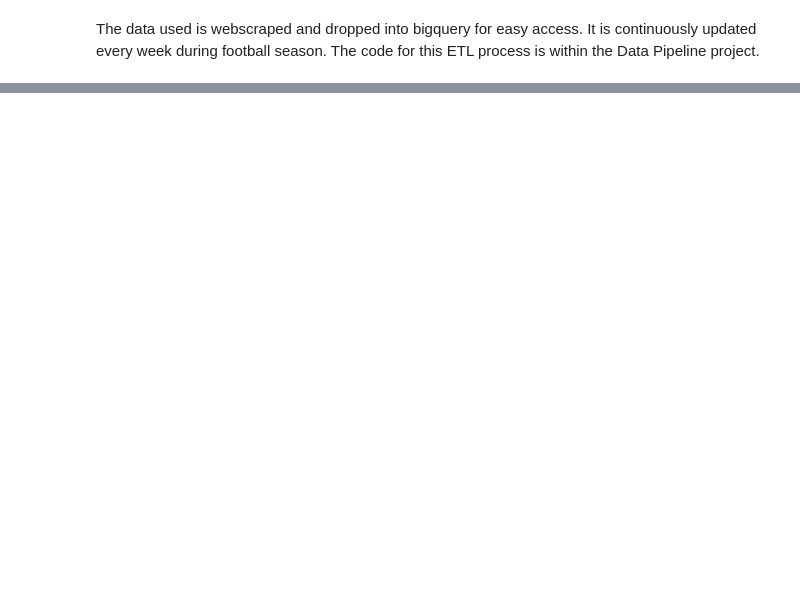
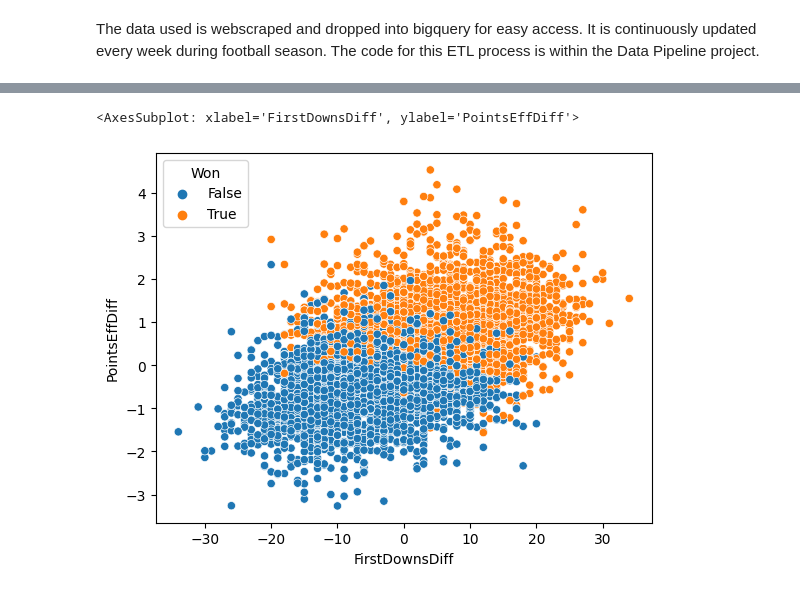
Before and after one commit to osteensco/College-Football-Analysis, a Jupyter notebook: CFA1.ipynb, the cells around one changed output, grey strips where cells are left out. Drawn from its saved outputs; the diff is of its cells as text; code cells hidden in the pictures; blank space fills up the shorter version.

```diff
--- a/CFA1.ipynb
+++ b/CFA1.ipynb
@@ -25,0 +40,6 @@ successful gcloud authentication check
+# %%
+for c in ['ThirdDownEff', 'FourthDownEff', 'PassCompAtt', 'Penalties']:
+    teamStats_df[[c, f'{c}Den']] = teamStats_df[c].str.split(pat='-', expand=True)
+
+teamStats_df['PossTime'] = pd.Series([float(val.split(':')[0]) + round(int(val.split(':')[1])/60,2) for val in teamStats_df['PossTime'] if val != 'unavail'])
+teamStats_df.head()
@@ -27,0 +143,3 @@ The data will have a record for each team per game, with their respective stats
+# %%
+stats_df['Won'] = stats_df['Points'] > stats_df['PointsAllowed']
+stats_df.head()
@@ -27,0 +185,24 @@ The data will have a record for each team per game, with their respective stats
+# %%
+stats_df['Punts'] = (stats_df['ThirdDownEffDen']+stats_df['FourthDownEffDen']) - (stats_df['ThirdDownEff']+stats_df['FourthDownEff'])
+stats_df['PuntsForced'] = (stats_df['ThirdDownAllowedDen']+stats_df['FourthDownAllowedDen']) - (stats_df['ThirdDownAllowed']+stats_df['FourthDownAllowed'])
+stats_df['PuntsDiff'] = stats_df['PuntsForced'] - stats_df['Punts']
+stats_df['PointsDiff'] = stats_df['Points'] - stats_df['PointsAllowed']
+stats_df['TotalYdsDiff'] = stats_df['TotalYds'] - stats_df['TotalYdsAllowed']
+stats_df['FirstDownsDiff'] = stats_df['FirstDowns'] - stats_df['FirstDownsAllowed']
+stats_df['PossTimeAllowed'] = 60-stats_df['PossTime']
+stats_df['PointsEff'] = round(stats_df['Points'] / stats_df['PossTime'],3)
+stats_df['PointsEffAllowed'] = round(stats_df['PointsAllowed'] / stats_df['PossTimeAllowed'],3)
+stats_df['PointsEffDiff'] = stats_df['PointsEff'] - stats_df['PointsEffAllowed']
+stats_df['TotalYdsEff'] = round(stats_df['TotalYds'] / stats_df['PossTime'],3)
+stats_df['TotalYdsEffAllowed'] = round(stats_df['TotalYdsAllowed'] / stats_df['PossTime'],3)
+stats_df['PointsPerYd'] = round(stats_df['Points'] / stats_df['TotalYds'],3)
+stats_df['PointsPerYdAllowed'] = round(stats_df['PointsAllowed'] / stats_df['TotalYdsAllowed'],3)
+stats_df['PointsPerYdsDiff'] = stats_df['PointsPerYd'] - stats_df['PointsPerYdAllowed']
+stats_df['PointsPerFD'] = round(stats_df['Points'] / stats_df['FirstDowns'],3)
+stats_df['PointsPerFDAllowed'] = round(stats_df['PointsAllowed'] / stats_df['FirstDownsAllowed'],3)
+stats_df['PointsPerFDDiff'] = stats_df['PointsPerFD'] - stats_df['PointsPerFDAllowed']
+
+
+corr = stats_df[['Points', 'PuntsDiff', 'PointsDiff', 'TotalYdsDiff', 'FirstDownsDiff', 'PointsEffDiff', 'PointsPerYdsDiff', 'PointsPerFDDiff', 'Won']].corr(method='pearson')
+plt.figure(figsize=(10,10))
+sn.heatmap(corr,vmax=.8,linewidths=0.01,square=True,annot=True,cmap='RdBu',linecolor='black')
@@ -27,0 +214,5 @@ The data will have a record for each team per game, with their respective stats
+# %%
+sn.scatterplot(data=stats_df, x='FirstDownsDiff', y='PointsEffDiff', hue='Won')
+# %% [output]
+<AxesSubplot: xlabel='FirstDownsDiff', ylabel='PointsEffDiff'>
+[figure, added]
```
Also changed, not shown: parts of 26 cells of this notebook.
